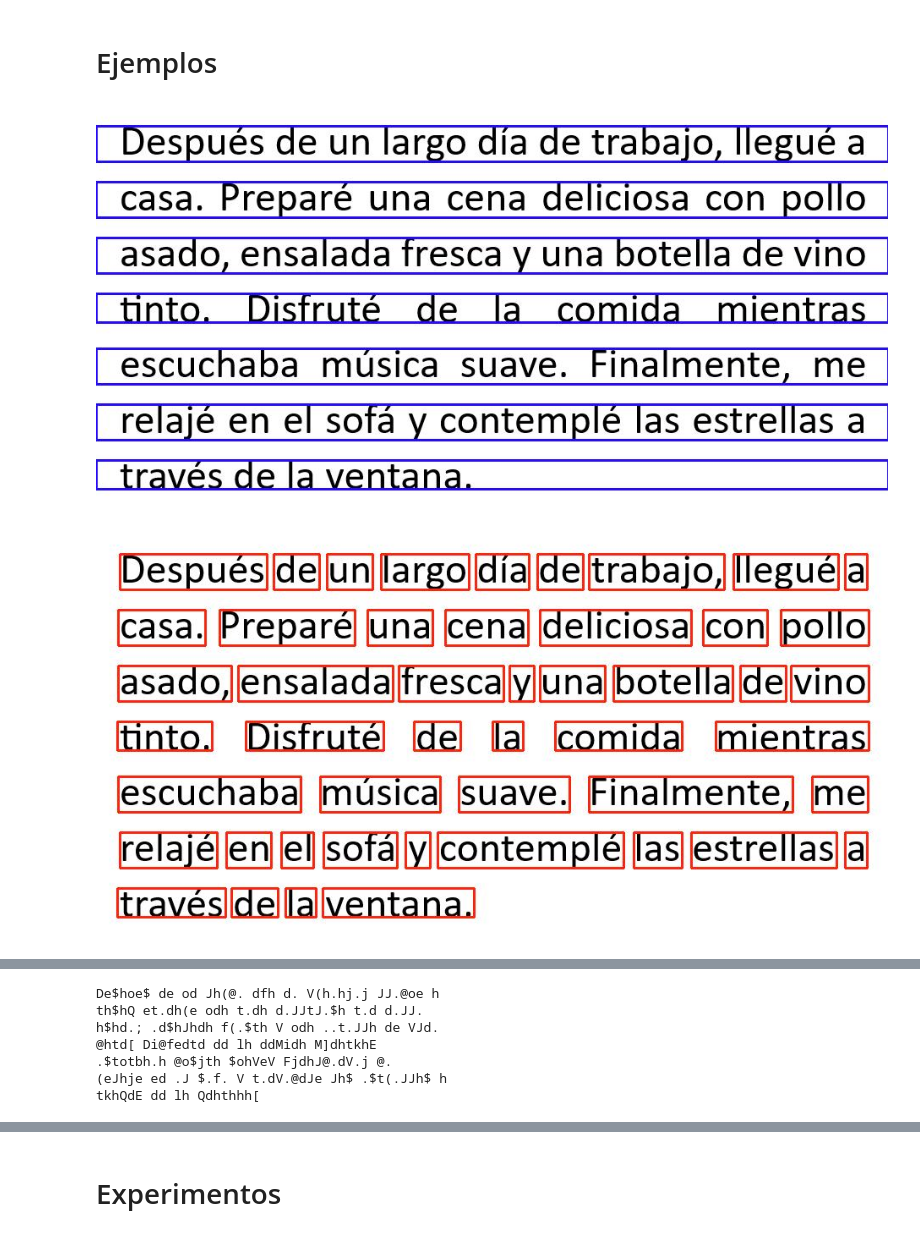
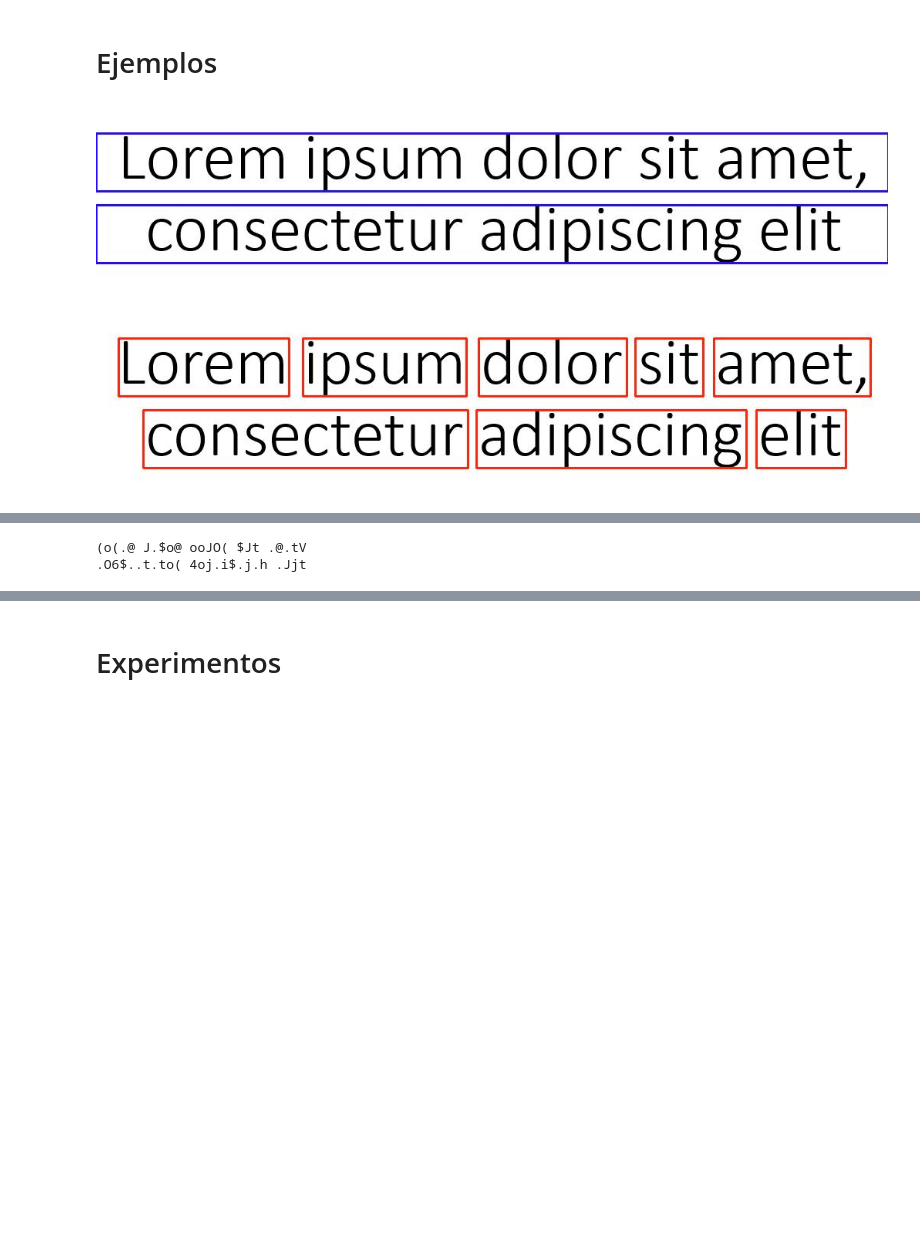
Before and after one commit to OscarRojasG/OCR, a Jupyter notebook: OCR.ipynb, the cells around one changed output, grey strips where cells are left out. Drawn from its saved outputs; the diff is of its cells as text; code cells hidden in the pictures; blank space fills up the shorter version.

```diff
--- a/OCR.ipynb
+++ b/OCR.ipynb
@@ -206,5 +420,2 @@ def predict(image_arr, verbose=False):
 
     return letter
-# %%
-for i in range(0, 10):
-    letter = predict(X_test[i], verbose=True)
@@ -302,14 +421,0 @@ Imagen solo con propósitos ilustrativos...
-# %%
-img2 = img.copy()
-
-for line in contours:
-    x, y, w, h = cv2.boundingRect(contours[line]['cntr'])
-
-    for word in contours[line]['words']:
-        xw, yw, ww, hw = cv2.boundingRect(contours[line]['words'][word]['cntr'])
-
-        for letter in contours[line]['words'][word]['letters']:
-            xc, yc, wc, hc = cv2.boundingRect(contours[line]['words'][word]['letters'][letter]['cntr'])
-            cv2.rectangle(img2, (x+xw+xc,y+yw+yc), (x+xw+xc+wc, y+yw+yc+hc), (36,255,12), 2)
-
-Img.fromarray(img2)
@@ -388,2 +472,6 @@ SQVE TEXT HERE
+# %%
+def get_text(filename, verbose=True):
+    preimg, contours = process_image(filename, verbose)
+    return predict_text(preimg, contours)
 # %% [markdown]
 # Ejemplos
@@ -641,14 +478,6 @@ def draw_contours(image, contours, draw_lines=True, draw_words=True, draw_letter
-# %%
-def get_text(filename, verbose=False):
-    img, preimg = preprocessing_image(filename)
-    contours = get_contours(preimg)
-    if verbose: draw_contours(img, contours)
-    text = predict_text(preimg, contours)
-
-    return text
 # %%
-text = get_text("example5.png", True)
+text = get_text("example.png")
 print(text)
 # %% [output]
-[figure, old version]
+[figure, new version]
-[figure, old version]
+[figure, new version]
@@ -656,7 +485,2 @@ print(text)
-De$hoe$ de od Jh(@. dfh d. V(h.hj.j JJ.@oe h
-th$hQ et.dh(e odh t.dh d.JJtJ.$h t.d d.JJ.
-h$hd.; .d$hJhdh f(.$th V odh ..t.JJh de VJd.
-@htd[ Di@fedtd dd lh ddMidh M]dhtkhE
-.$totbh.h @o$jth $ohVeV FjdhJ@.dV.j @.
-(eJhje ed .J $.f. V t.dV.@dJe Jh$ .$t(.JJh$ h
-tkhQdE dd lh Qdhthhh[
+(o(.@ J.$o@ ooJO( $Jt .@.tV
+.O6$..t.to( 4oj.i$.j.h .Jjt
```
Also changed, not shown: parts of 101 cells of this notebook.
